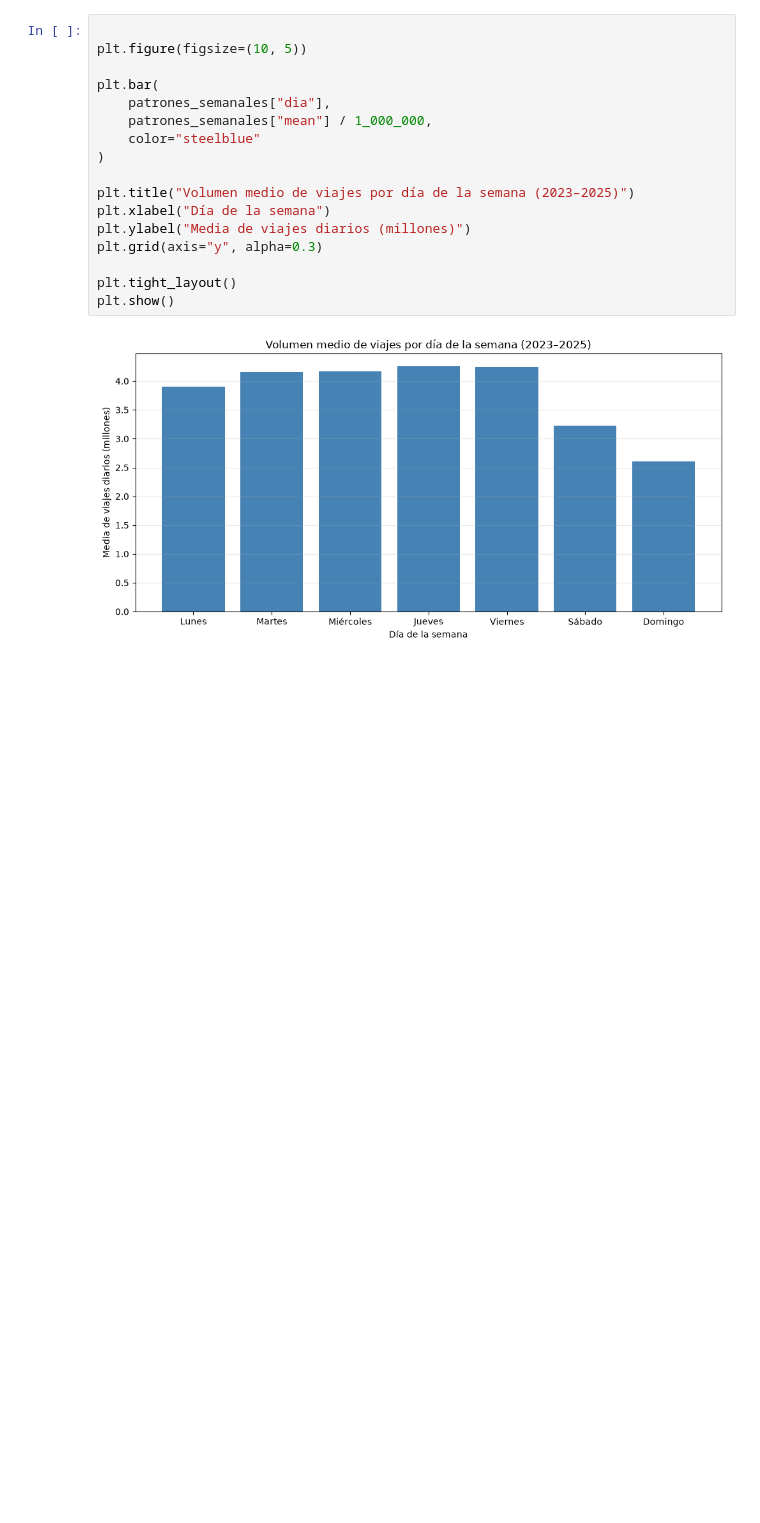
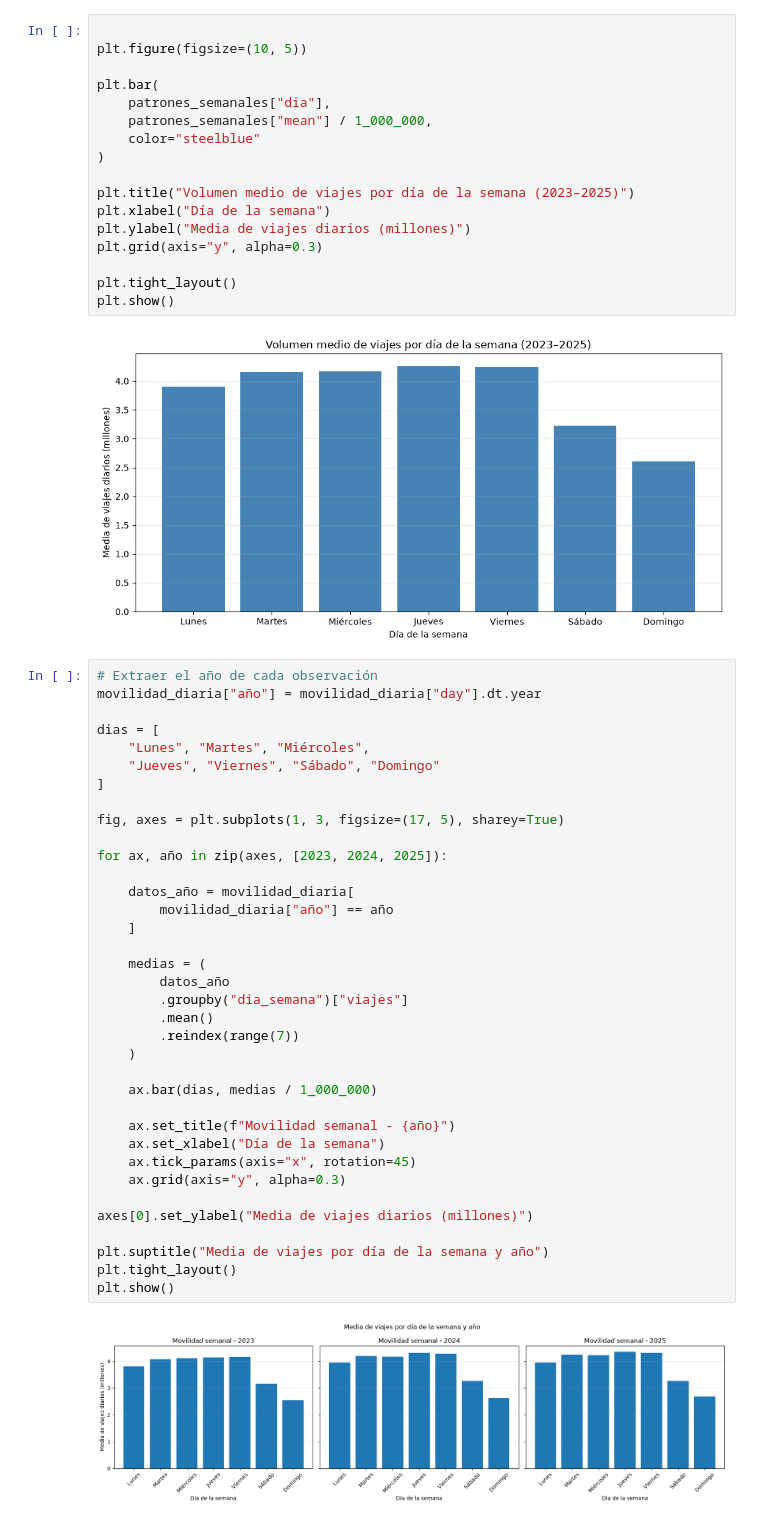
Before and after one commit to martinafrisach/R-MOVE, a Jupyter notebook: notebooks/02_movilidad_telefonica_analisi_estadistico.ipynb, the cells around one changed output. Saved outputs shown, nothing was run; the diff lists cells and outputs as text; blank space fills up the shorter version.

```diff
--- a/notebooks/02_movilidad_telefonica_analisi_estadistico.ipynb
+++ b/notebooks/02_movilidad_telefonica_analisi_estadistico.ipynb
@@ -196,3 +197,41 @@ plt.tight_layout()
 plt.show()
 # %% [output]
 [figure]
+# %%
+# Extraer el año de cada observación
+movilidad_diaria["año"] = movilidad_diaria["day"].dt.year
+
+dias = [
+    "Lunes", "Martes", "Miércoles",
+    "Jueves", "Viernes", "Sábado", "Domingo"
+]
+
+fig, axes = plt.subplots(1, 3, figsize=(17, 5), sharey=True)
+
+for ax, año in zip(axes, [2023, 2024, 2025]):
+
+    datos_año = movilidad_diaria[
+        movilidad_diaria["año"] == año
+    ]
+
+    medias = (
+        datos_año
+        .groupby("dia_semana")["viajes"]
+        .mean()
+        .reindex(range(7))
+    )
+
+    ax.bar(dias, medias / 1_000_000)
+
+    ax.set_title(f"Movilidad semanal - {año}")
+    ax.set_xlabel("Día de la semana")
+    ax.tick_params(axis="x", rotation=45)
+    ax.grid(axis="y", alpha=0.3)
+
+axes[0].set_ylabel("Media de viajes diarios (millones)")
+
+plt.suptitle("Media de viajes por día de la semana y año")
+plt.tight_layout()
+plt.show()
+# %% [output]
+[figure, added]
```
Also changed, not shown: parts of 48 cells of this notebook, 2 other files.
